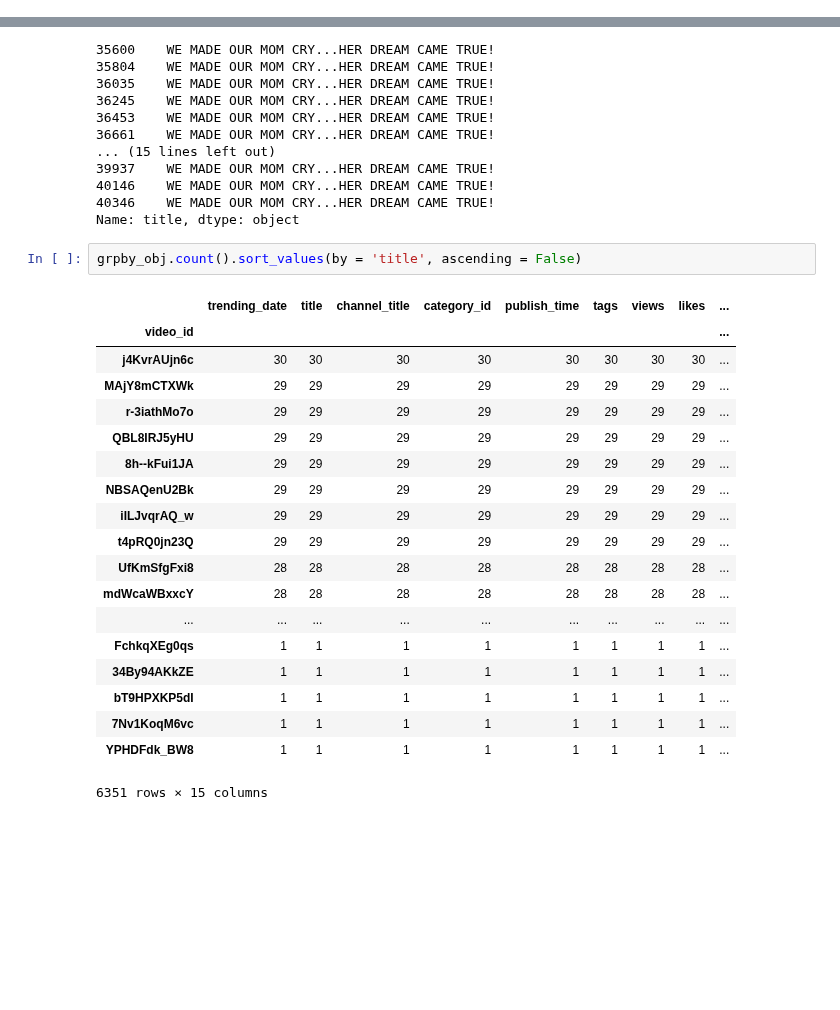
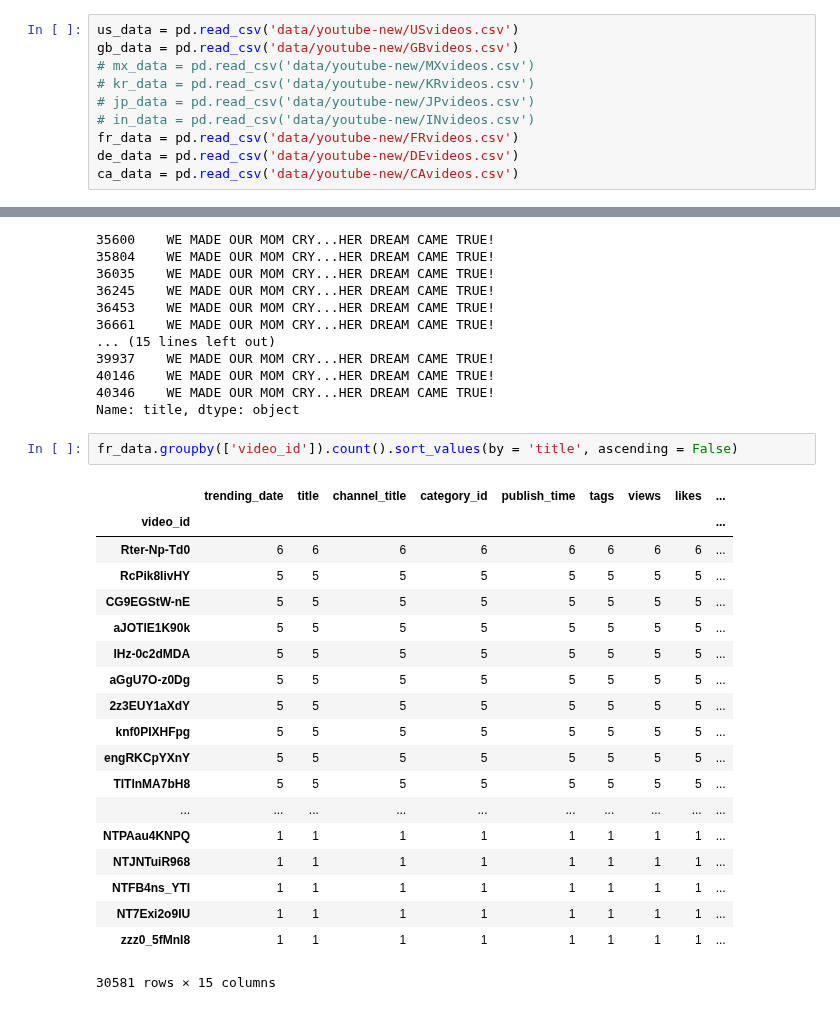
Before and after one commit to Laszarus/dsi-pandas-eda-case-study, a Jupyter notebook: category.ipynb, the cells around one changed output, grey strips where cells are left out. Drawn from its saved outputs; the diff is of its cells as text; blank space fills up the shorter version.

```diff
--- a/category.ipynb
+++ b/category.ipynb
@@ -26,3 +6,13 @@ us_data
+# %%
+us_data = pd.read_csv('data/youtube-new/USvideos.csv')
+gb_data = pd.read_csv('data/youtube-new/GBvideos.csv')
+# mx_data = pd.read_csv('data/youtube-new/MXvideos.csv')
+# kr_data = pd.read_csv('data/youtube-new/KRvideos.csv')
+# jp_data = pd.read_csv('data/youtube-new/JPvideos.csv')
+# in_data = pd.read_csv('data/youtube-new/INvideos.csv')
+fr_data = pd.read_csv('data/youtube-new/FRvideos.csv')
+de_data = pd.read_csv('data/youtube-new/DEvideos.csv')
+ca_data = pd.read_csv('data/youtube-new/CAvideos.csv')
 # %%
 gb_data
 # %% [output]
@@ -91,27 +81,27 @@ us_data[us_data['video_id'] == grpby_obj.count().sort_values(by = 'title', ascen
 40346    WE MADE OUR MOM CRY...HER DREAM CAME TRUE!
 Name: title, dtype: object
 # %%
-grpby_obj.count().sort_values(by = 'title', ascending = False)
+fr_data.groupby(['video_id']).count().sort_values(by = 'title', ascending = False)
 # %% [output]
 |  | trending_date | title | channel_title | category_id | publish_time | tags | views | likes | ... |
 | video_id |  |  |  |  |  |  |  |  | ... |
-| j4KvrAUjn6c | 30 | 30 | 30 | 30 | 30 | 30 | 30 | 30 | ... |
-| MAjY8mCTXWk | 29 | 29 | 29 | 29 | 29 | 29 | 29 | 29 | ... |
-| r-3iathMo7o | 29 | 29 | 29 | 29 | 29 | 29 | 29 | 29 | ... |
-| QBL8IRJ5yHU | 29 | 29 | 29 | 29 | 29 | 29 | 29 | 29 | ... |
-| 8h--kFui1JA | 29 | 29 | 29 | 29 | 29 | 29 | 29 | 29 | ... |
-| NBSAQenU2Bk | 29 | 29 | 29 | 29 | 29 | 29 | 29 | 29 | ... |
-| iILJvqrAQ_w | 29 | 29 | 29 | 29 | 29 | 29 | 29 | 29 | ... |
-| t4pRQ0jn23Q | 29 | 29 | 29 | 29 | 29 | 29 | 29 | 29 | ... |
-| UfKmSfgFxi8 | 28 | 28 | 28 | 28 | 28 | 28 | 28 | 28 | ... |
-| mdWcaWBxxcY | 28 | 28 | 28 | 28 | 28 | 28 | 28 | 28 | ... |
+| Rter-Np-Td0 | 6 | 6 | 6 | 6 | 6 | 6 | 6 | 6 | ... |
+| RcPik8IivHY | 5 | 5 | 5 | 5 | 5 | 5 | 5 | 5 | ... |
+| CG9EGStW-nE | 5 | 5 | 5 | 5 | 5 | 5 | 5 | 5 | ... |
+| aJOTlE1K90k | 5 | 5 | 5 | 5 | 5 | 5 | 5 | 5 | ... |
+| lHz-0c2dMDA | 5 | 5 | 5 | 5 | 5 | 5 | 5 | 5 | ... |
+| aGgU7O-z0Dg | 5 | 5 | 5 | 5 | 5 | 5 | 5 | 5 | ... |
+| 2z3EUY1aXdY | 5 | 5 | 5 | 5 | 5 | 5 | 5 | 5 | ... |
+| knf0PIXHFpg | 5 | 5 | 5 | 5 | 5 | 5 | 5 | 5 | ... |
+| engRKCpYXnY | 5 | 5 | 5 | 5 | 5 | 5 | 5 | 5 | ... |
+| TITlnMA7bH8 | 5 | 5 | 5 | 5 | 5 | 5 | 5 | 5 | ... |
 | ... | ... | ... | ... | ... | ... | ... | ... | ... | ... |
-| FchkqXEg0qs | 1 | 1 | 1 | 1 | 1 | 1 | 1 | 1 | ... |
-| 34By94AKkZE | 1 | 1 | 1 | 1 | 1 | 1 | 1 | 1 | ... |
-| bT9HPXKP5dI | 1 | 1 | 1 | 1 | 1 | 1 | 1 | 1 | ... |
-| 7Nv1KoqM6vc | 1 | 1 | 1 | 1 | 1 | 1 | 1 | 1 | ... |
-| YPHDFdk_BW8 | 1 | 1 | 1 | 1 | 1 | 1 | 1 | 1 | ... |
+| NTPAau4KNPQ | 1 | 1 | 1 | 1 | 1 | 1 | 1 | 1 | ... |
+| NTJNTuiR968 | 1 | 1 | 1 | 1 | 1 | 1 | 1 | 1 | ... |
+| NTFB4ns_YTI | 1 | 1 | 1 | 1 | 1 | 1 | 1 | 1 | ... |
+| NT7Exi2o9IU | 1 | 1 | 1 | 1 | 1 | 1 | 1 | 1 | ... |
+| zzz0_5fMnI8 | 1 | 1 | 1 | 1 | 1 | 1 | 1 | 1 | ... |
-6351 rows × 15 columns
+30581 rows × 15 columns
 # %%
 us_category_df_ND = us_data[['video_id', 'category_id']].drop_duplicates()
 us_category_df = us_data[['video_id', 'category_id']]
```
Also changed, not shown: parts of 16 cells of this notebook, 2 other files.
